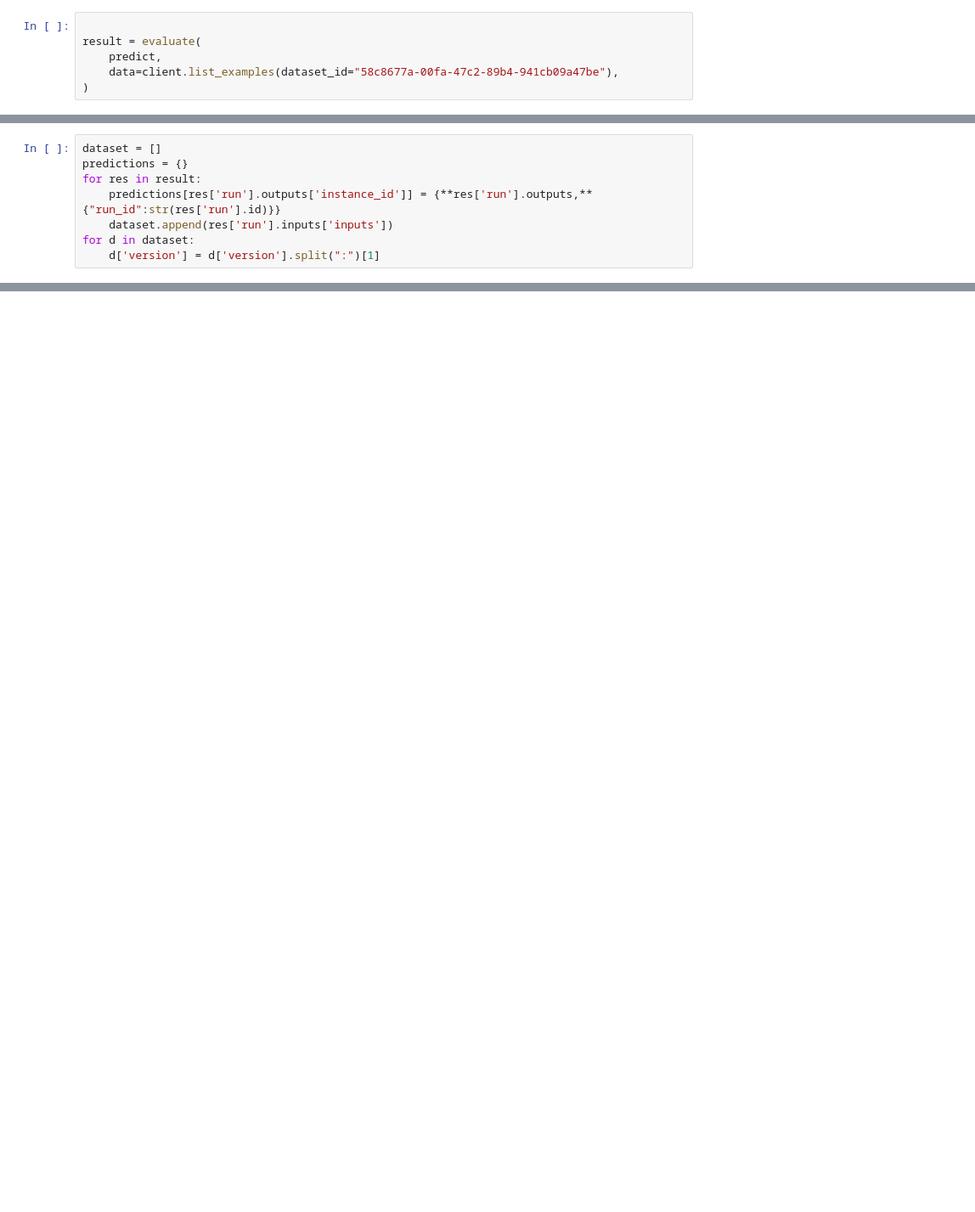
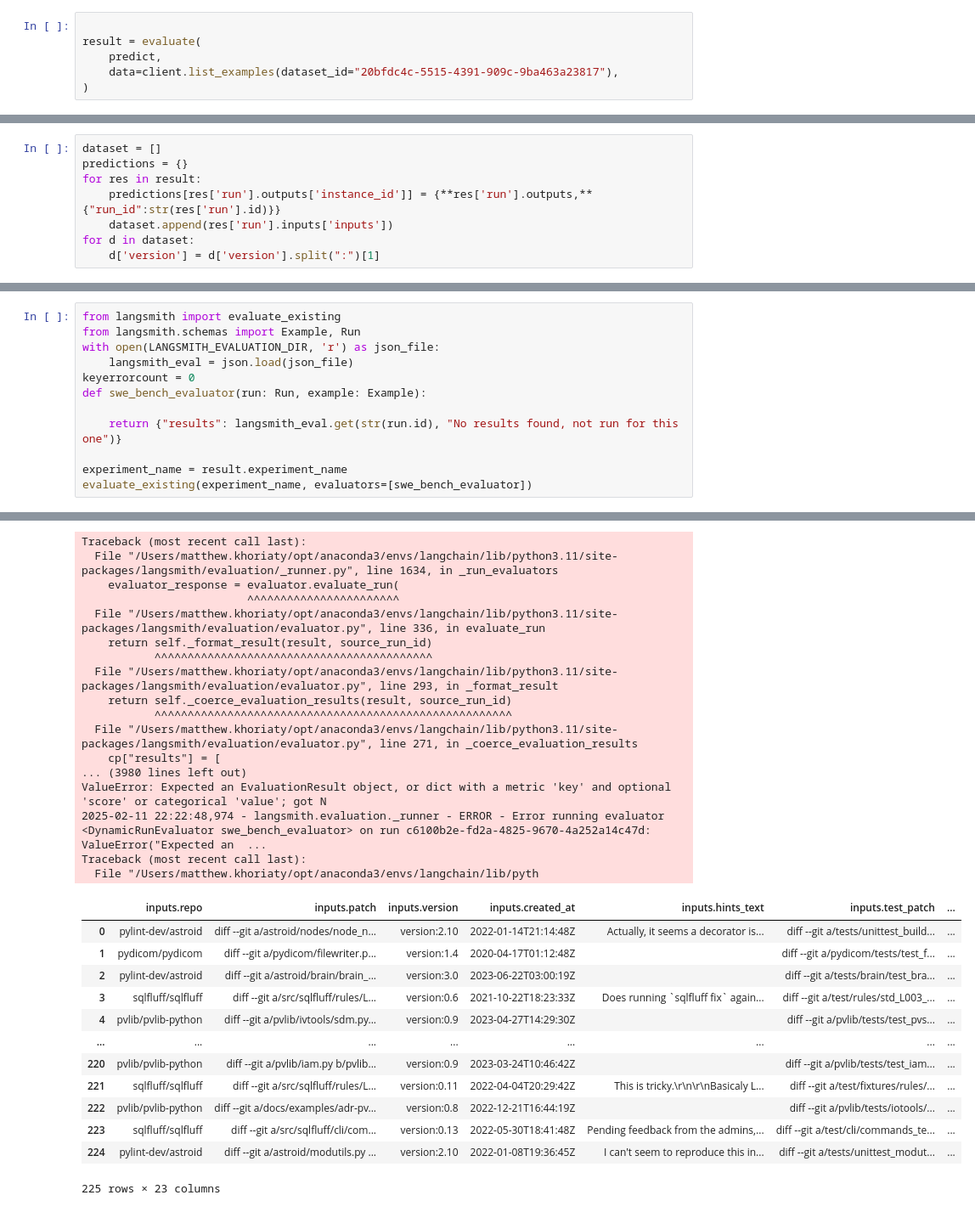
Before and after one commit to AMindToThink/coordination_among_ai, a Jupyter notebook: langsmith-swe/swe_langchain_tutorial.ipynb, the cells around one changed output, grey strips where cells are left out. Shown at 85% size. Drawn from its saved outputs; the diff is of its cells as text; blank space fills up the shorter version.

```diff
--- a/langsmith-swe/swe_langchain_tutorial.ipynb
+++ b/langsmith-swe/swe_langchain_tutorial.ipynb
@@ -58,6 +69,6 @@ def predict(inputs: dict):
 
 result = evaluate(
     predict,
-    data=client.list_examples(dataset_id="58c8677a-00fa-47c2-89b4-941cb09a47be"),
+    data=client.list_examples(dataset_id="20bfdc4c-5515-4391-909c-9ba463a23817"),
 )
 # %% [output]
@@ -274,0 +283,13 @@ Check (logs/build_images/env/sweb.env.py.arm64.63ba17657a55525251ae86__latest/bu
+# %%
+from langsmith import evaluate_existing
+from langsmith.schemas import Example, Run
+with open(LANGSMITH_EVALUATION_DIR, 'r') as json_file:
+    langsmith_eval = json.load(json_file)
+keyerrorcount = 0
+def swe_bench_evaluator(run: Run, example: Example):
+
+    return {"results": langsmith_eval.get(str(run.id), "No results found, not run for this one")}
+
+experiment_name = result.experiment_name
+evaluate_existing(experiment_name, evaluators=[swe_bench_evaluator])
+# %% [output]
@@ -274,0 +298,30 @@ Check (logs/build_images/env/sweb.env.py.arm64.63ba17657a55525251ae86__latest/bu
+Traceback (most recent call last):
+  File "/Users/matthew.khoriaty/opt/anaconda3/envs/langchain/lib/python3.11/site-packages/langsmith/evaluation/_runner.py", line 1634, in _run_evaluators
+    evaluator_response = evaluator.evaluate_run(
+                         ^^^^^^^^^^^^^^^^^^^^^^^
+  File "/Users/matthew.khoriaty/opt/anaconda3/envs/langchain/lib/python3.11/site-packages/langsmith/evaluation/evaluator.py", line 336, in evaluate_run
+    return self._format_result(result, source_run_id)
+           ^^^^^^^^^^^^^^^^^^^^^^^^^^^^^^^^^^^^^^^^^^
+  File "/Users/matthew.khoriaty/opt/anaconda3/envs/langchain/lib/python3.11/site-packages/langsmith/evaluation/evaluator.py", line 293, in _format_result
+    return self._coerce_evaluation_results(result, source_run_id)
+           ^^^^^^^^^^^^^^^^^^^^^^^^^^^^^^^^^^^^^^^^^^^^^^^^^^^^^^
+  File "/Users/matthew.khoriaty/opt/anaconda3/envs/langchain/lib/python3.11/site-packages/langsmith/evaluation/evaluator.py", line 271, in _coerce_evaluation_results
+    cp["results"] = [
+... (3980 lines left out)
+ValueError: Expected an EvaluationResult object, or dict with a metric 'key' and optional 'score' or categorical 'value'; got N
+2025-02-11 22:22:48,974 - langsmith.evaluation._runner - ERROR - Error running evaluator <DynamicRunEvaluator swe_bench_evaluator> on run c6100b2e-fd2a-4825-9670-4a252a14c47d: ValueError("Expected an  ...
+Traceback (most recent call last):
+  File "/Users/matthew.khoriaty/opt/anaconda3/envs/langchain/lib/pyth
+|  | inputs.repo | inputs.patch | inputs.version | inputs.created_at | inputs.hints_text | inputs.test_patch | ... |
+| 0 | pylint-dev/astroid | diff --git a/astroid/nodes/node_n... | version:2.10 | 2022-01-14T21:14:48Z | Actually, it seems a decorator is... | diff --git a/tests/unittest_build... | ... |
+| 1 | pydicom/pydicom | diff --git a/pydicom/filewriter.p... | version:1.4 | 2020-04-17T01:12:48Z |  | diff --git a/pydicom/tests/test_f... | ... |
+| 2 | pylint-dev/astroid | diff --git a/astroid/brain/brain_... | version:3.0 | 2023-06-22T03:00:19Z |  | diff --git a/tests/brain/test_bra... | ... |
+| 3 | sqlfluff/sqlfluff | diff --git a/src/sqlfluff/rules/L... | version:0.6 | 2021-10-22T18:23:33Z | Does running `sqlfluff fix` again... | diff --git a/test/rules/std_L003_... | ... |
+| 4 | pvlib/pvlib-python | diff --git a/pvlib/ivtools/sdm.py... | version:0.9 | 2023-04-27T14:29:30Z |  | diff --git a/pvlib/tests/test_pvs... | ... |
+| ... | ... | ... | ... | ... | ... | ... | ... |
+| 220 | pvlib/pvlib-python | diff --git a/pvlib/iam.py b/pvlib... | version:0.9 | 2023-03-24T10:46:42Z |  | diff --git a/pvlib/tests/test_iam... | ... |
+| 221 | sqlfluff/sqlfluff | diff --git a/src/sqlfluff/rules/L... | version:0.11 | 2022-04-04T20:29:42Z | This is tricky.\r\n\r\nBasicaly L... | diff --git a/test/fixtures/rules/... | ... |
+| 222 | pvlib/pvlib-python | diff --git a/docs/examples/adr-pv... | version:0.8 | 2022-12-21T16:44:19Z |  | diff --git a/pvlib/tests/iotools/... | ... |
+| 223 | sqlfluff/sqlfluff | diff --git a/src/sqlfluff/cli/com... | version:0.13 | 2022-05-30T18:41:48Z | Pending feedback from the admins,... | diff --git a/test/cli/commands_te... | ... |
+| 224 | pylint-dev/astroid | diff --git a/astroid/modutils.py ... | version:2.10 | 2022-01-08T19:36:45Z | I can't seem to reproduce this in... | diff --git a/tests/unittest_modut... | ... |
+225 rows × 23 columns
```
Also changed, not shown: parts of 13 cells of this notebook, 34 other files.
